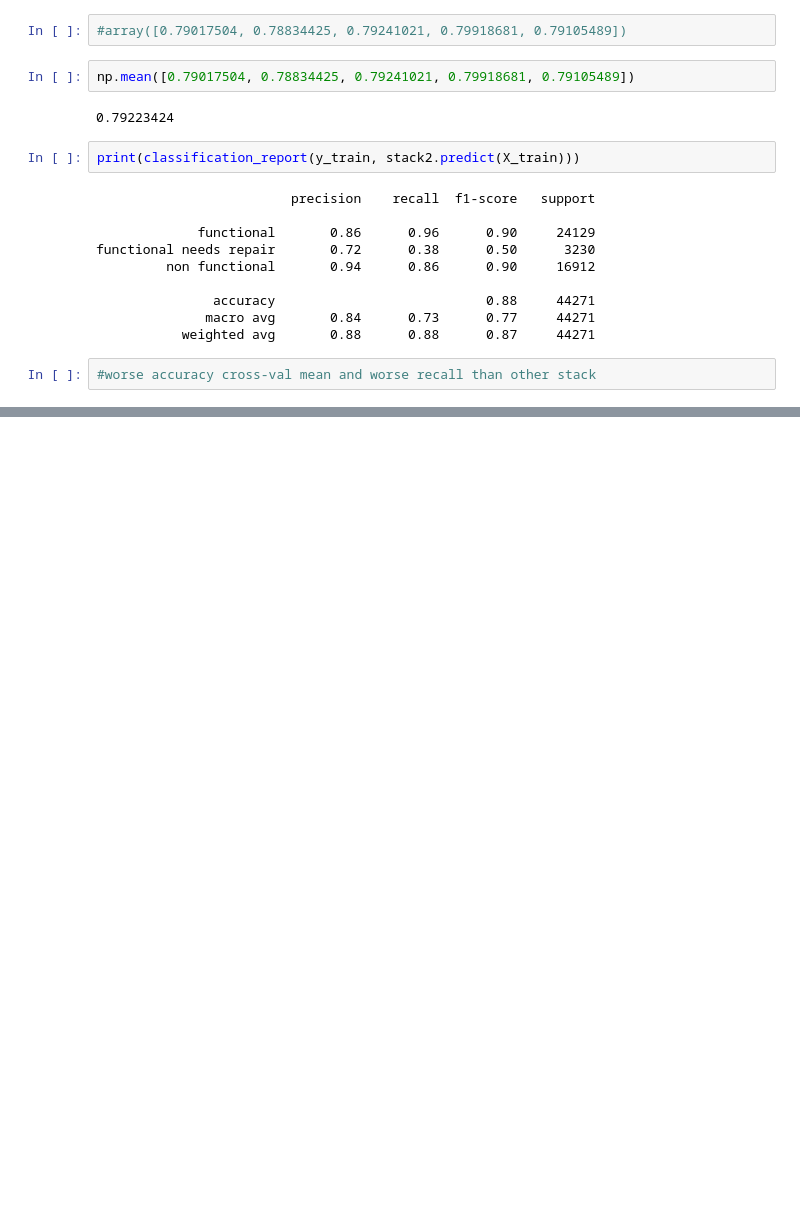
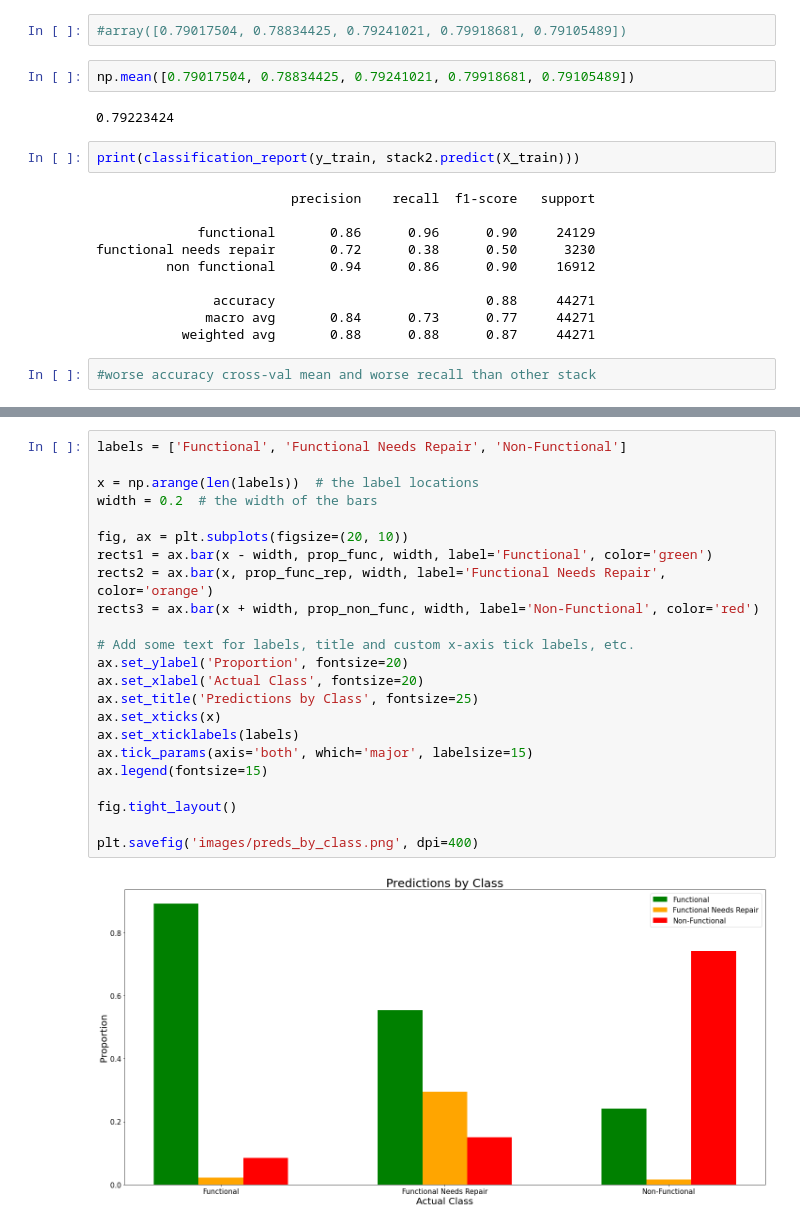
Before and after one commit to jlc0512/dsc-phase-3-project-v2-3, a Jupyter notebook: modeling_notebook.ipynb, the cells around one changed output, grey strips where cells are left out. Saved outputs shown, nothing was run; the diff lists cells and outputs as text; blank space fills up the shorter version.

```diff
--- a/modeling_notebook.ipynb
+++ b/modeling_notebook.ipynb
@@ -1326,0 +1510,25 @@ functional needs repair       0.72      0.38      0.50      3230
+# %%
+labels = ['Functional', 'Functional Needs Repair', 'Non-Functional']
+
+x = np.arange(len(labels))  # the label locations
+width = 0.2  # the width of the bars
+
+fig, ax = plt.subplots(figsize=(20, 10))
+rects1 = ax.bar(x - width, prop_func, width, label='Functional', color='green')
+rects2 = ax.bar(x, prop_func_rep, width, label='Functional Needs Repair', color='orange')
+rects3 = ax.bar(x + width, prop_non_func, width, label='Non-Functional', color='red')
+
+# Add some text for labels, title and custom x-axis tick labels, etc.
+ax.set_ylabel('Proportion', fontsize=20)
+ax.set_xlabel('Actual Class', fontsize=20)
+ax.set_title('Predictions by Class', fontsize=25)
+ax.set_xticks(x)
+ax.set_xticklabels(labels)
+ax.tick_params(axis='both', which='major', labelsize=15)
+ax.legend(fontsize=15)
+
+fig.tight_layout()
+
+plt.savefig('images/preds_by_class.png', dpi=400)
+# %% [output]
+[figure, added]
```
Also changed, not shown: parts of 35 cells of this notebook, 4 other files.
